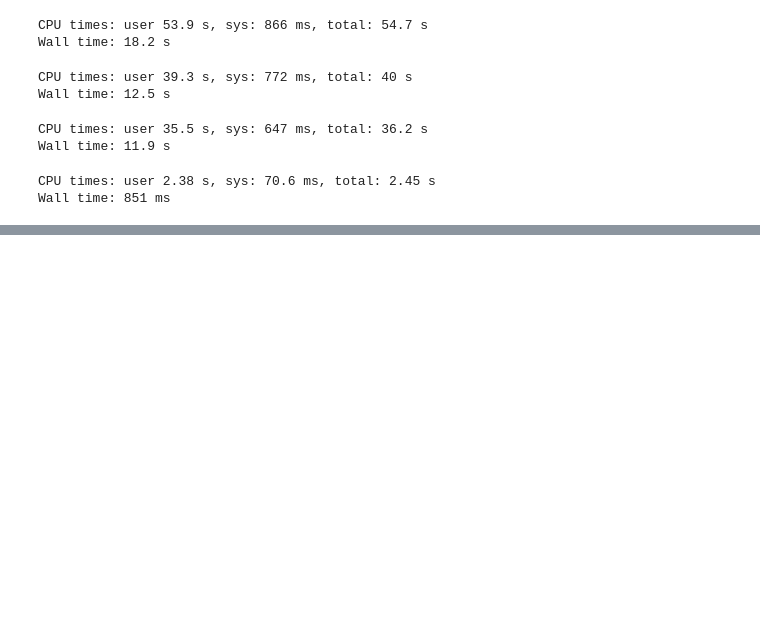
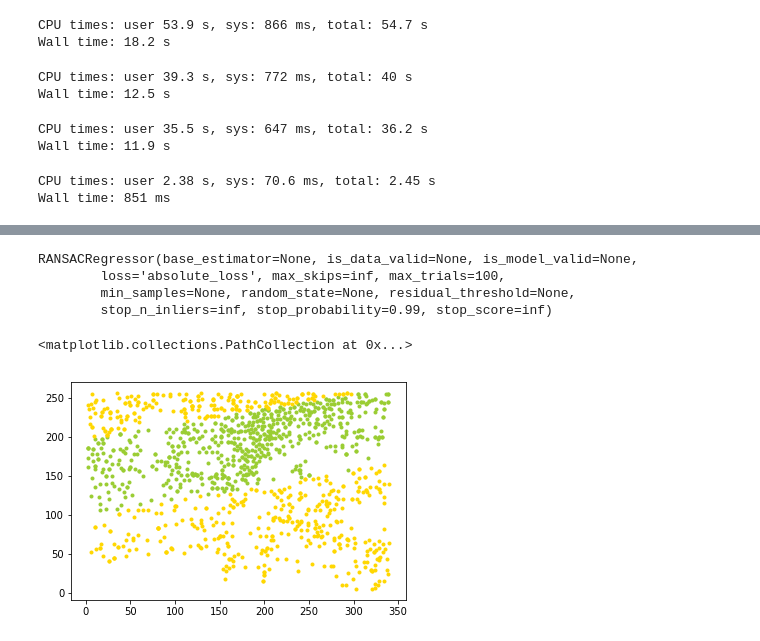
Before and after one commit to munshkr/vc-2018-2c, a Jupyter notebook: practicas/P7_SIFT.ipynb, the cells around one changed output, grey strips where cells are left out. Drawn from its saved outputs; the diff is of its cells as text; code cells hidden in the pictures; blank space fills up the shorter version.

```diff
--- a/practicas/P7_SIFT.ipynb
+++ b/practicas/P7_SIFT.ipynb
@@ -187,0 +207,19 @@ Wall time: 851 ms
+# %%
+ransac = linear_model.RANSACRegressor()
+ransac.fit(X, y)
+# %% [output]
+RANSACRegressor(base_estimator=None, is_data_valid=None, is_model_valid=None,
+        loss='absolute_loss', max_skips=inf, max_trials=100,
+        min_samples=None, random_state=None, residual_threshold=None,
+        stop_n_inliers=inf, stop_probability=0.99, stop_score=inf)
+# %%
+inlier_mask = ransac.inlier_mask_
+outlier_mask = np.logical_not(inlier_mask)
+
+plt.scatter(X[inlier_mask], y[inlier_mask], color='yellowgreen', marker='.',
+            label='Inliers')
+plt.scatter(X[outlier_mask], y[outlier_mask], color='gold', marker='.',
+            label='Outliers')
+# %% [output]
+<matplotlib.collections.PathCollection at 0x...>
+[figure, added]
```
Also changed, not shown: parts of 8 cells of this notebook, 1 other file.
